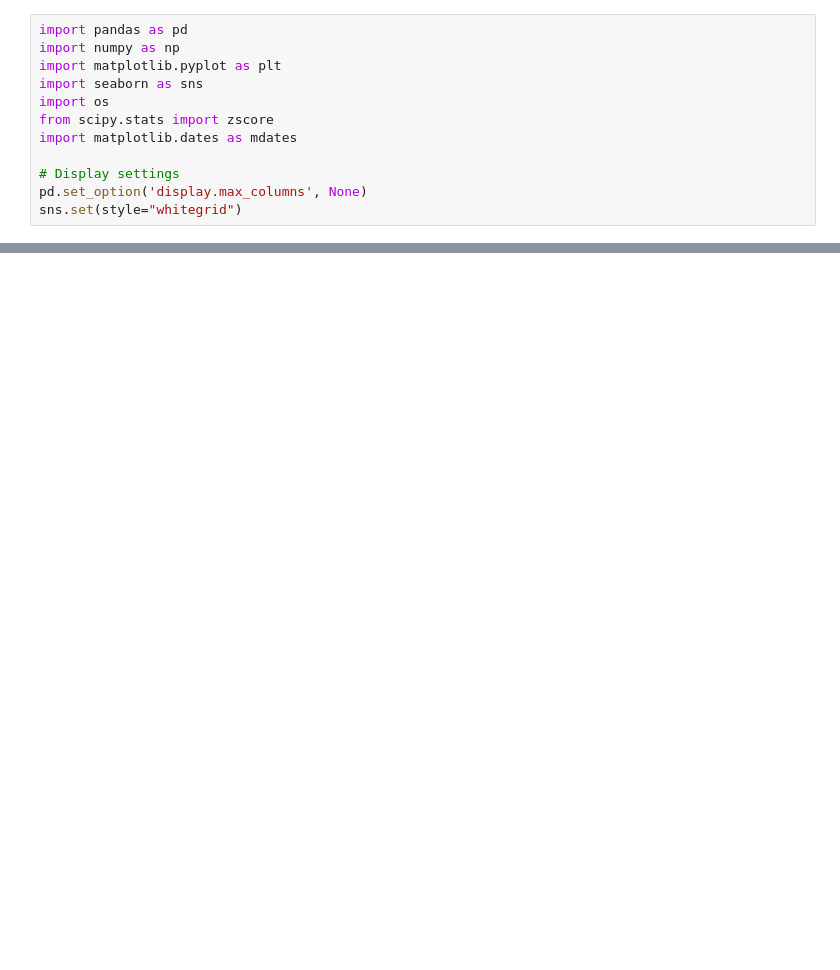
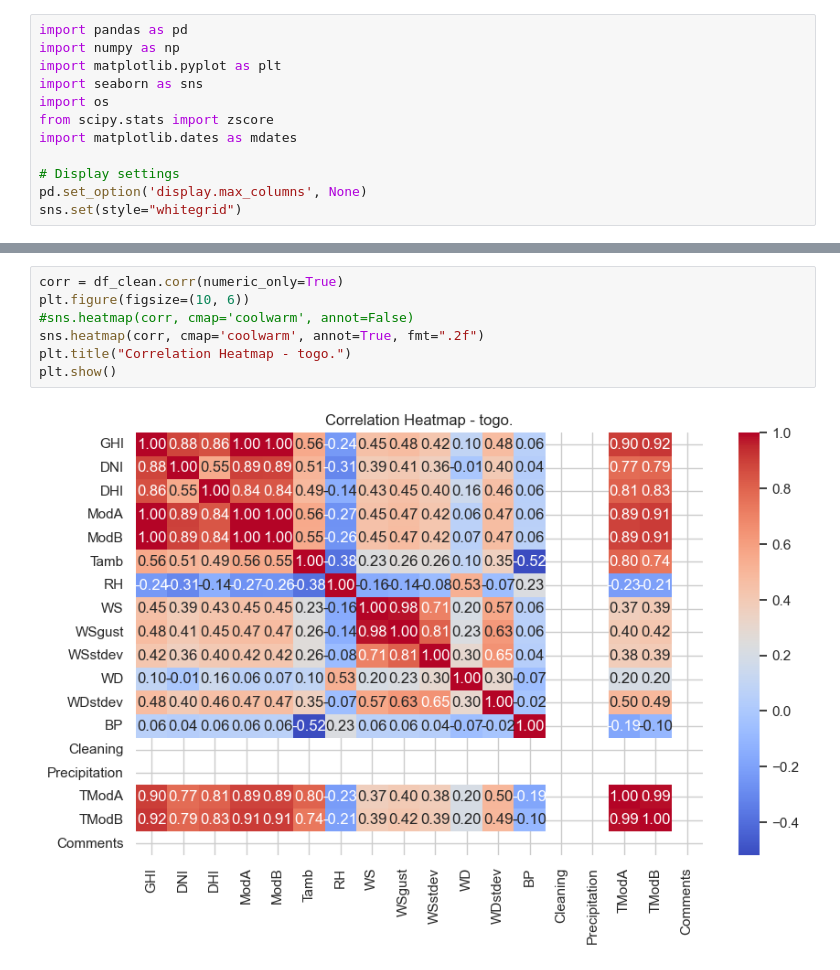
Before and after one commit to yosefmaregn2017-droid/solar-challenge-week0, a Jupyter notebook: notebooks/togo_eda.ipynb, the cells around one changed output, grey strips where cells are left out. Saved outputs shown, nothing was run; the diff lists cells and outputs as text; blank space fills up the shorter version.

```diff
--- a/notebooks/togo_eda.ipynb
+++ b/notebooks/togo_eda.ipynb
@@ -47,0 +127,9 @@ print(f"Removed {outliers.sum()} outliers. Clean dataset shape: {df_clean.shape}
+# %%
+corr = df_clean.corr(numeric_only=True)
+plt.figure(figsize=(10, 6))
+#sns.heatmap(corr, cmap='coolwarm', annot=False)
+sns.heatmap(corr, cmap='coolwarm', annot=True, fmt=".2f")
+plt.title("Correlation Heatmap - togo.")
+plt.show()
+# %% [output]
+[figure, added]
```
Also changed, not shown: parts of 8 cells of this notebook.
